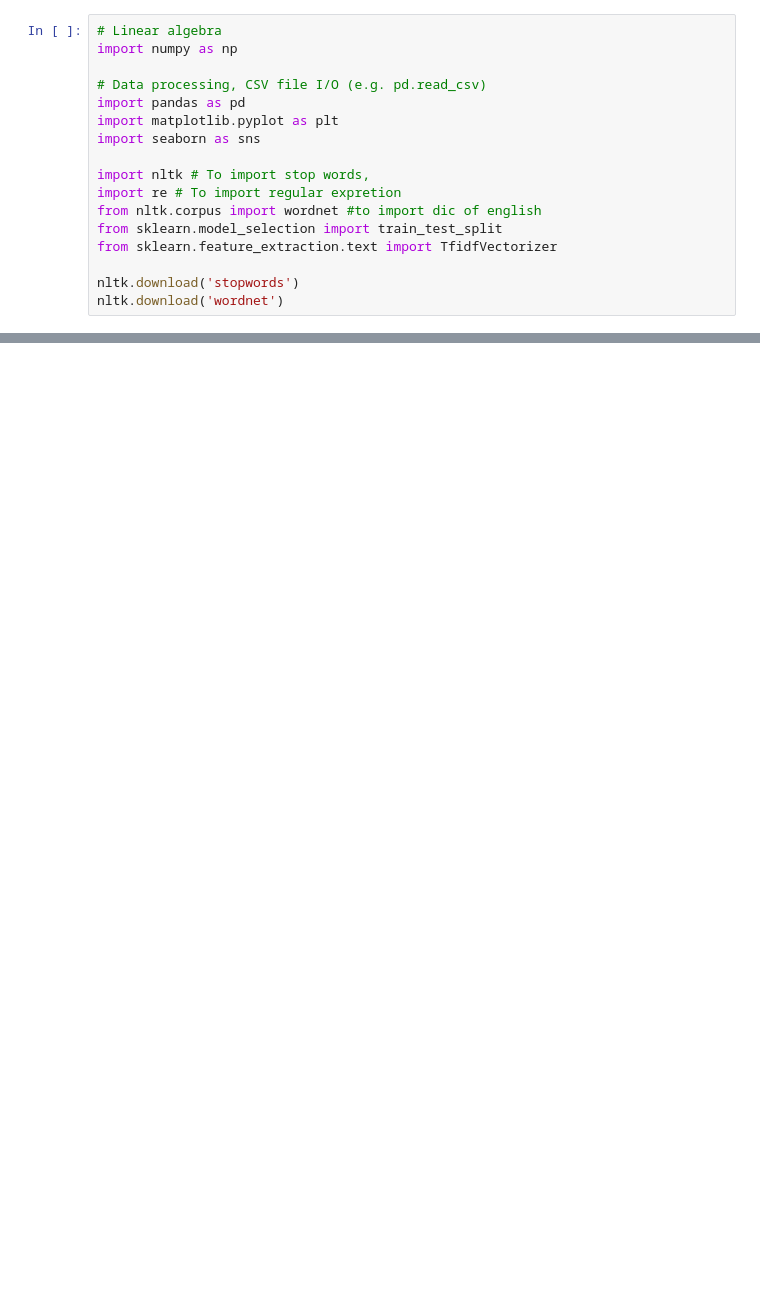
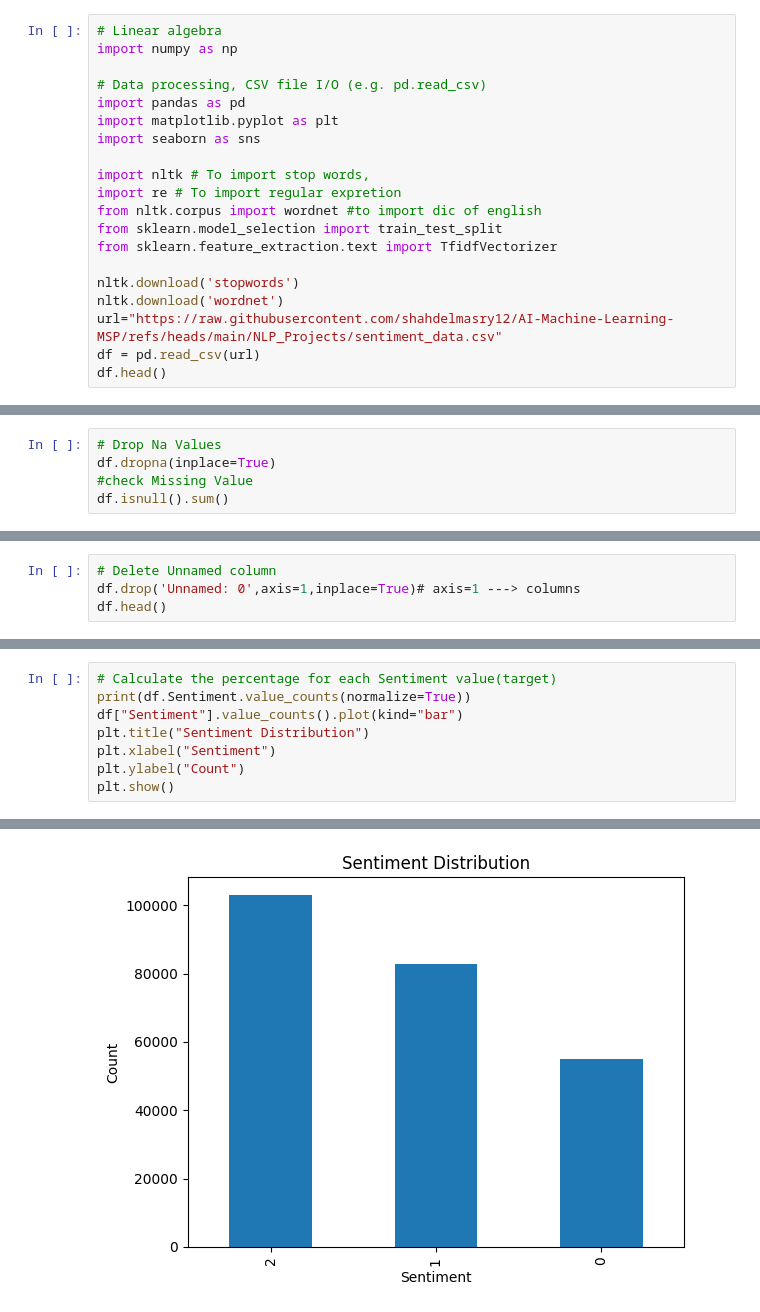
Before and after one commit to shahdelmasry12/AI-Machine-Learning, a Jupyter notebook: NLP_Projects/NLP_Sentiment__Analysis_Project.ipynb, the cells around one changed output, grey strips where cells are left out. Cells and saved outputs as stored; diff of their text form; blank space fills up the shorter version.

```diff
--- a/NLP_Projects/NLP_Sentiment__Analysis_Project.ipynb
+++ b/NLP_Projects/NLP_Sentiment__Analysis_Project.ipynb
@@ -19,6 +28,9 @@ from sklearn.feature_extraction.text import TfidfVectorizer
 
 nltk.download('stopwords')
 nltk.download('wordnet')
+url="https://raw.githubusercontent.com/shahdelmasry12/AI-Machine-Learning-MSP/refs/heads/main/NLP_Projects/sentiment_data.csv"
+df = pd.read_csv(url)
+df.head()
 # %% [output]
 [nltk_data] Downloading package stopwords to /root/nltk_data...
 [nltk_data]   Unzipping corpora/stopwords.zip.
@@ -26,0 +72,5 @@ True
+# %%
+# Drop Na Values
+df.dropna(inplace=True)
+#check Missing Value
+df.isnull().sum()
@@ -26,0 +83,4 @@ True
+# %%
+# Delete Unnamed column
+df.drop('Unnamed: 0',axis=1,inplace=True)# axis=1 ---> columns
+df.head()
@@ -26,0 +102,9 @@ True
+# %%
+# Calculate the percentage for each Sentiment value(target)
+print(df.Sentiment.value_counts(normalize=True))
+df["Sentiment"].value_counts().plot(kind="bar")
+plt.title("Sentiment Distribution")
+plt.xlabel("Sentiment")
+plt.ylabel("Count")
+plt.show()
+# %% [output]
@@ -26,0 +116 @@ True
+[figure, added]
```
Also changed, not shown: parts of 26 cells of this notebook.
